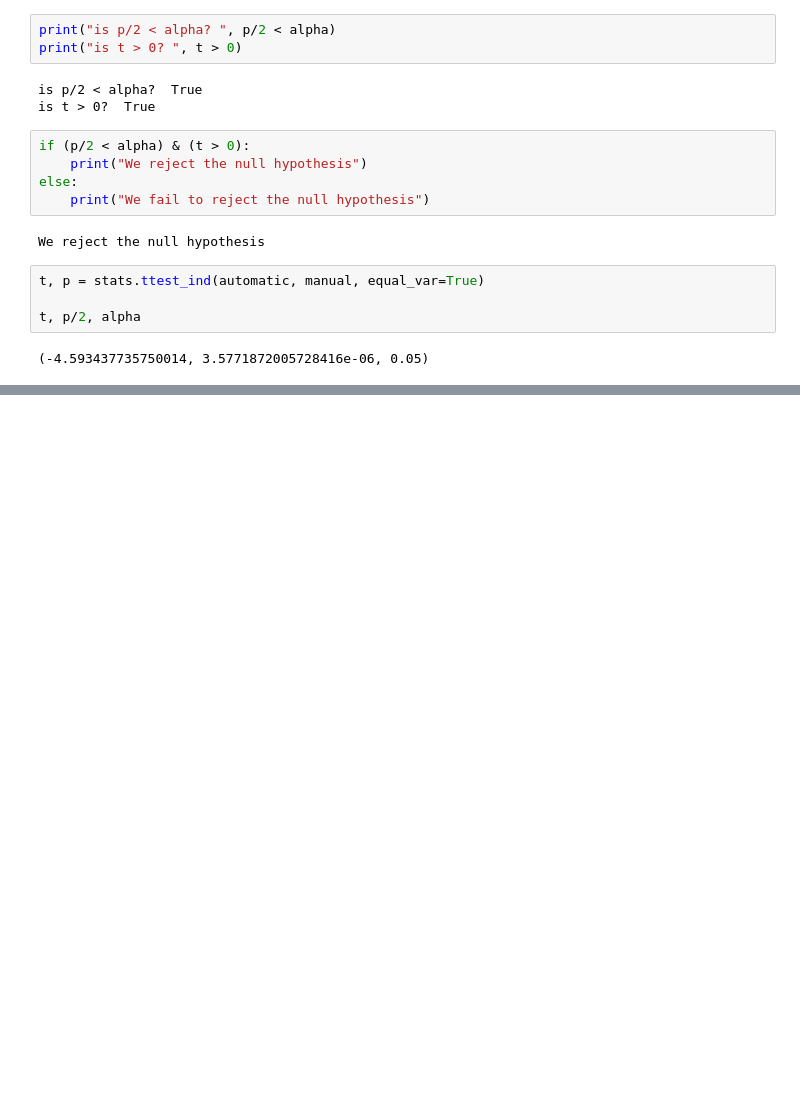
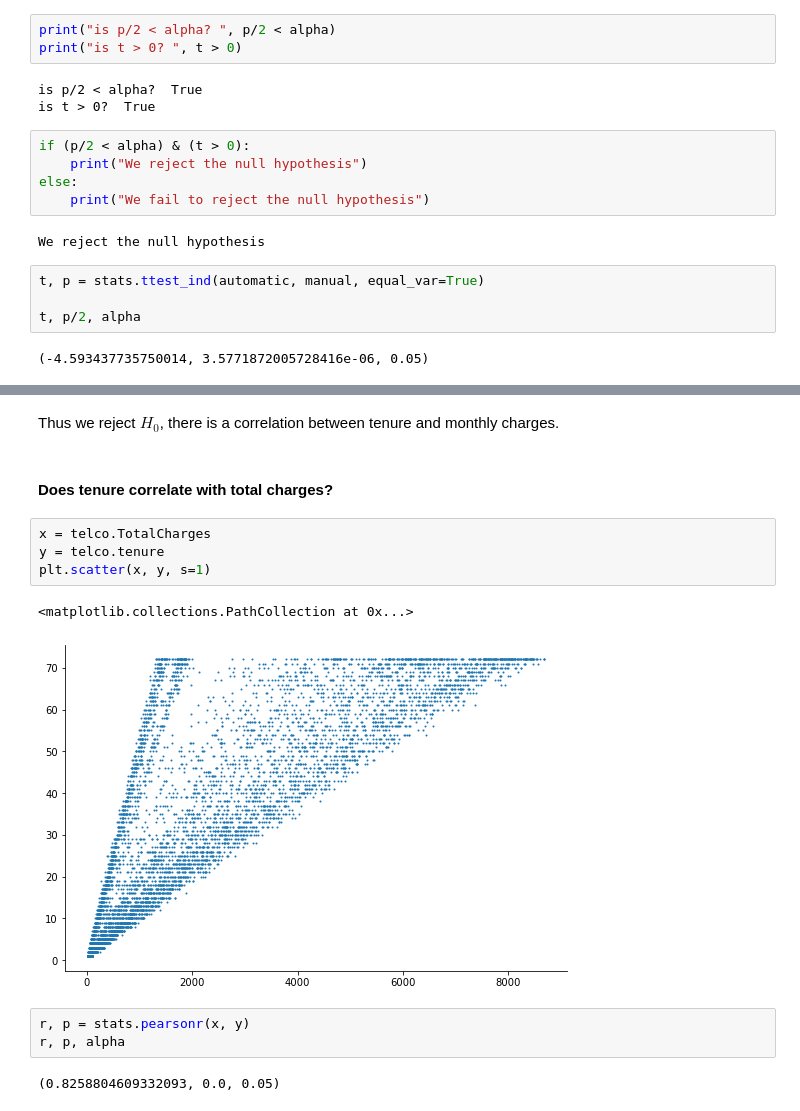
Before and after one commit to DesireeMcElroy/statistics-exercises, a Jupyter notebook: hypothesis_testing.ipynb, the cells around one changed output, grey strips where cells are left out. Cells and saved outputs as stored; diff of their text form; blank space fills up the shorter version.

Commit message:
adding correlation exercises

```diff
--- a/hypothesis_testing.ipynb
+++ b/hypothesis_testing.ipynb
@@ -278,0 +315,16 @@ t, p/2, alpha
+# %% [markdown]
+Thus we reject $H_{0}$, there is a correlation between tenure and monthly charges.
+# %% [markdown]
+#### Does tenure correlate with total charges?
+# %%
+x = telco.TotalCharges
+y = telco.tenure
+plt.scatter(x, y, s=1)
+# %% [output]
+<matplotlib.collections.PathCollection at 0x...>
+[figure, added]
+# %%
+r, p = stats.pearsonr(x, y)
+r, p, alpha
+# %% [output]
+(0.8258804609332093, 0.0, 0.05)
```
Also changed, not shown: parts of 45 cells of this notebook.
